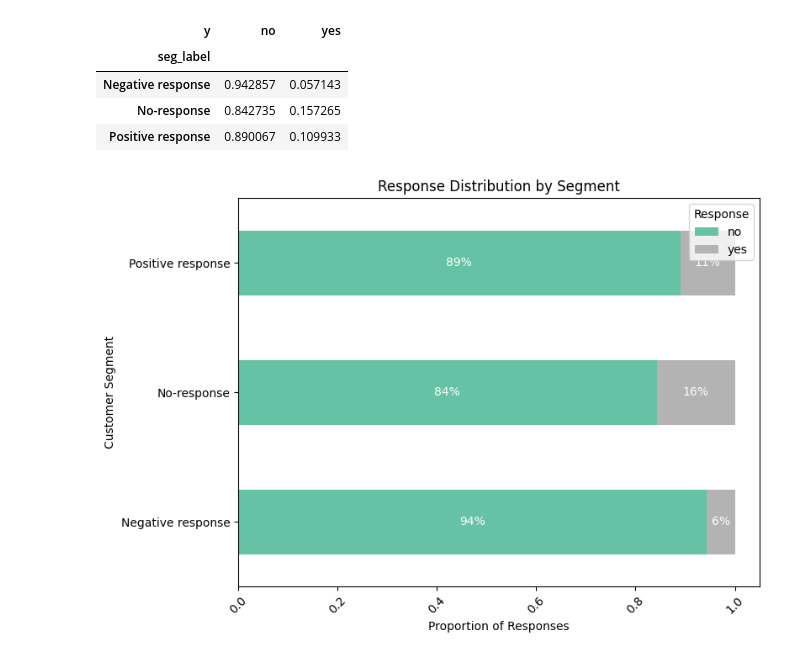
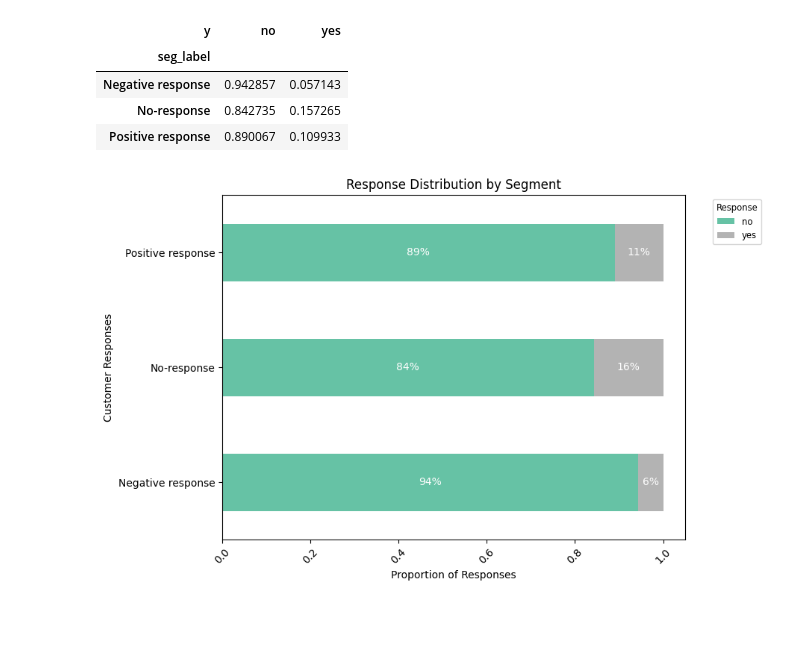
Before and after one commit to 45modeus/DI-Bootcamp, a Jupyter notebook: Week12/day1/hackaton.ipynb, the cells around one changed output. Saved outputs shown, nothing was run; the diff lists cells and outputs as text; code cells hidden in the pictures; blank space fills up the shorter version.

```diff
--- a/Week12/day1/hackaton.ipynb
+++ b/Week12/day1/hackaton.ipynb
@@ -345,3 +350,24 @@ plt.show()
 [figure]
 [figure]
 [figure]
+# %%
+#average yearly balance
+
+#bins
+bins = [-float('inf'), 0, 1000, 5000, float('inf')]
+
+labels = ['Negative or Zero', 'Low (1-1k)', 'Medium (1k-5k)', 'High (>5k)']
+
+# Create a new column with the balance group
+df['balance_group'] = pd.cut(df['balance'], bins=bins, labels=labels)
+
+#count people in each group bins
+group_counts = df['balance_group'].value_counts().sort_index()
+
+#plot
+group_counts.plot(kind='bar', color='steelblue', figsize=(8, 5))
+plt.title('Number of People by Balance Group')
+plt.xlabel('Balance Group')
+plt.ylabel('Count')
+plt.tight_layout()
+plt.show()
@@ -382,27 +410,27 @@ response_by_segment
 # %%
 #ploting response pattern by segment
 
 ax = response_by_segment.plot(kind='barh', stacked=True, figsize=(8, 6), colormap='Set2')
 
 plt.title('Response Distribution by Segment')
 plt.xlabel('Proportion of Responses')
-plt.ylabel('Customer Segment')
+plt.ylabel('Customer Responses')
 
 plt.xticks(rotation=45)
-plt.legend(title='Response', loc='upper right')
+plt.legend(title='Response', fontsize='small', title_fontsize='small', bbox_to_anchor=(1.05, 1))
 
 # Add % labels inside the bars for a better visualization
 for container in ax.containers:
     for bar in container:
         width = bar.get_width()
         if width > 0.03:  # only label if large enough
             ax.text(
                 bar.get_x() + width / 2,
                 bar.get_y() + bar.get_height() / 2,
                 f"{int(round(width * 100))}%",
                 ha='center', va='center', color='white', fontsize=10
             )
 
 plt.show()
 # %% [output]
-[figure, old version]
+[figure, new version]
```
Also changed, not shown: parts of 17 cells of this notebook.
